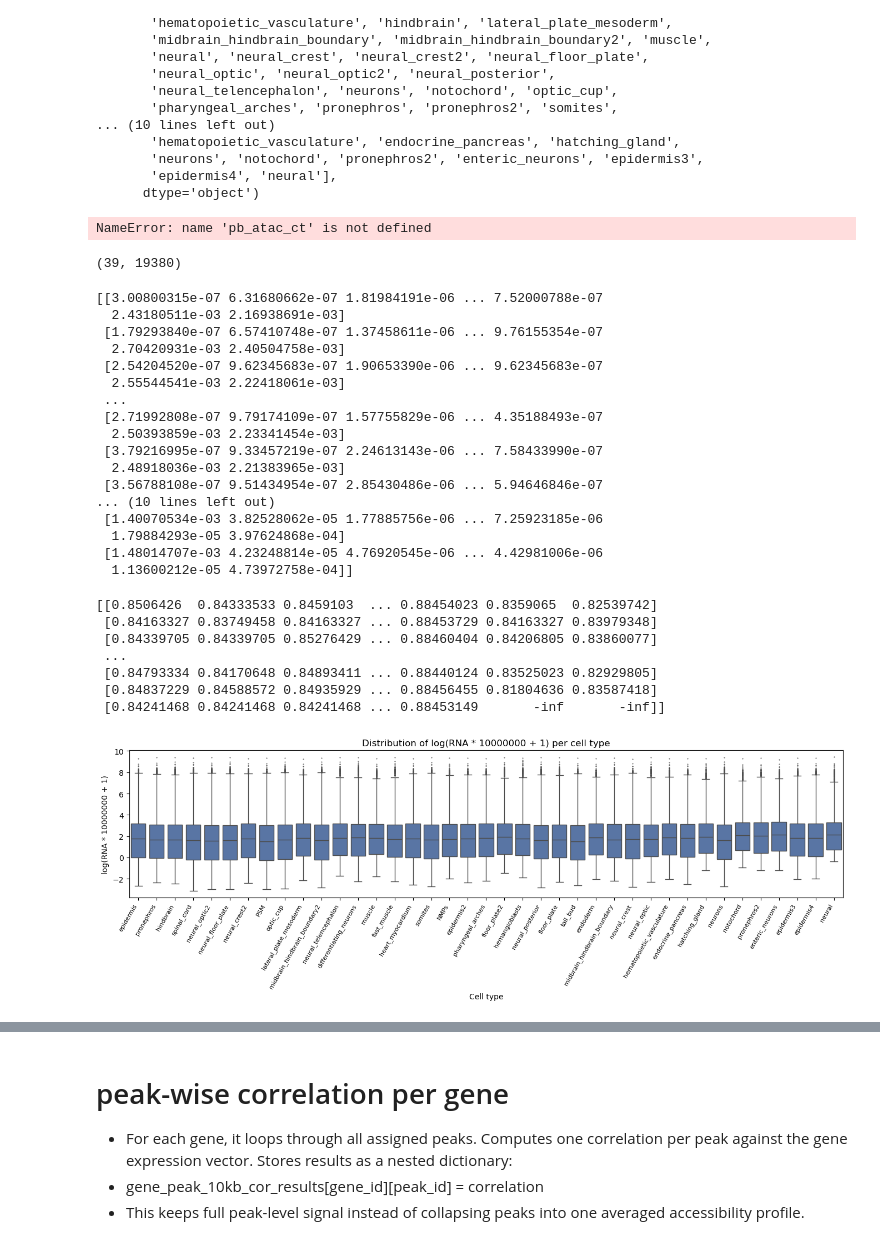
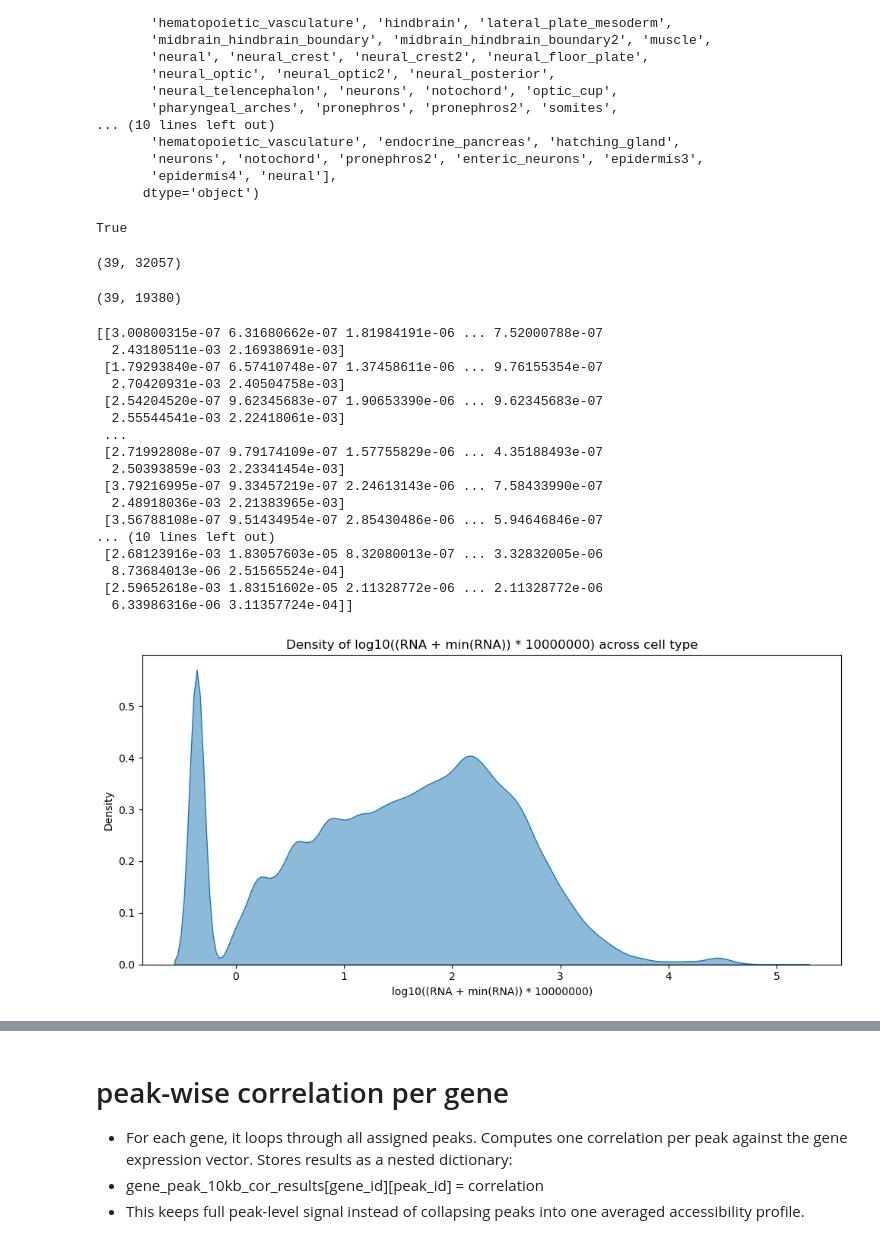
Before and after one commit to smin07/BA, a Jupyter notebook: BA_data/Rmd_n_notebook/RNA_ATAC_correlation_ct.ipynb, the cells around one changed output, grey strips where cells are left out. Cells and saved outputs as stored; diff of their text form; code cells hidden in the pictures.

Commit message:
correlation computed with right scaling & log10()

```diff
--- a/BA_data/Rmd_n_notebook/RNA_ATAC_correlation_ct.ipynb
+++ b/BA_data/Rmd_n_notebook/RNA_ATAC_correlation_ct.ipynb
@@ -10,6 +10,7 @@ gene_peaks_10kb = pd.read_csv("/home/fgsasse_lrs_1/Downloads/BA/BA_data/Rmd_n_no
 gene_peaks_20kb = pd.read_csv("/home/fgsasse_lrs_1/Downloads/BA/BA_data/Rmd_n_notebook/gene_peak_assignments_20kb.csv")
 gene_peaks_50kb = pd.read_csv("/home/fgsasse_lrs_1/Downloads/BA/BA_data/Rmd_n_notebook/gene_peak_assignments_50kb.csv")
 gene_peaks_100kb = pd.read_csv("/home/fgsasse_lrs_1/Downloads/BA/BA_data/Rmd_n_notebook/gene_peak_assignments_100kb.csv")
+pb_atac_ct = anndata.read_h5ad("/home/fgsasse_lrs_1/Downloads/BA/BA_data/Pseudobulks/ATAC/celltypes/agg_atac_ct.h5ad")
 # %%
 gene_peaks_10kb.head()
 # %% [output]
@@ -46,14 +47,14 @@ Index(['NMPs', 'PSM', 'differentiating_neurons', 'endocrine_pancreas',
       dtype='object')
 # %%
 #Reindex the dataframes to ensure they are in the same order
-
 pb_atac_ct = pb_atac_ct[pb_rna_ct.obs_names, :]
 pb_rna_ct = pb_rna_ct[pb_atac_ct.obs_names, :]
 print(pb_atac_ct.obs_names.equals(pb_rna_ct.obs_names))  # Should return True
 
 pb_rna_ct.shape
 # %% [output]
-NameError: name 'pb_atac_ct' is not defined
+True
+(39, 32057)
 # %%
 #Substract the genes that are present in the gene_peaks_10kb dataframe from the pb_rna_ct dataframe, to only keep the genes that have peaks assigned to them
 genes_with_peaks_10kb = gene_peaks_10kb["gene_id"].tolist()
@@ -79,50 +79,37 @@ print(pb_rna_ct.X)
   2.48918036e-03 2.21383965e-03]
  [3.56788108e-07 9.51434954e-07 2.85430486e-06 ... 5.94646846e-07
 ... (10 lines left out)
- [1.40070534e-03 3.82528062e-05 1.77885756e-06 ... 7.25923185e-06
-  1.79884293e-05 3.97624868e-04]
- [1.48014707e-03 4.23248814e-05 4.76920545e-06 ... 4.42981006e-06
-  1.13600212e-05 4.73972758e-04]]
+ [2.68123916e-03 1.83057603e-05 8.32080013e-07 ... 3.32832005e-06
+  8.73684013e-06 2.51565524e-04]
+ [2.59652618e-03 1.83151602e-05 2.11328772e-06 ... 2.11328772e-06
+  6.33986316e-06 3.11357724e-04]]
-# %%
-#log transformation (for norm. distribution) & scaling 10000000+1
-#log scaling both datasets by multiplying by 10 million and adding 1 to avoid log(0) issues, then taking log10
-import numpy as np
-pb_atac_ct.X = np.log10(pb_atac_ct.X * 10000000 + 1)
-pb_rna_ct.X = np.log10(pb_rna_ct.X * 10000000 + 1)
-print(pb_atac_ct.X)
-print(pb_rna_ct.X)
-# %% [output]
-[[0.8506426  0.84333533 0.8459103  ... 0.88454023 0.8359065  0.82539742]
- [0.84163327 0.83749458 0.84163327 ... 0.88453729 0.84163327 0.83979348]
- [0.84339705 0.84339705 0.85276429 ... 0.88460404 0.84206805 0.83860077]
- ...
- [0.84793334 0.84170648 0.84893411 ... 0.88440124 0.83525023 0.82929805]
- [0.84837229 0.84588572 0.84935929 ... 0.88456455 0.81804636 0.83587418]
- [0.84241468 0.84241468 0.84241468 ... 0.88453149       -inf       -inf]]
+# %%
+#taking the minimum non-zero value in the pb_rna_ct matrix to add it to all values before log transformation to avoid taking log of zero
+import numpy as np
+non_zero_mask = (pb_rna_ct.X > 0)
+epsilon_rna = np.min(pb_rna_ct.X[non_zero_mask])
 # %%
-#Plotting the distribution of the value of the peaks across all cell types in a boxplot
+#Plotting the distribution of the value of the genes across all cell types in a boxplot for RNA data
 import seaborn as sns
 import matplotlib.pyplot as plt
 import numpy as np
 
-P_rna_scaled = np.log(pb_rna_ct.X*1000000)
+P_rna_scaled = np.log10((pb_rna_ct.X+ epsilon_rna)*10000000)
 
 # RNA counts x samples
 P_rna_scaled = P_rna_scaled.T.astype(float)
 
 # convert to long format for seaborn
 P_rna_scaled_plot = pd.DataFrame(P_rna_scaled, columns=pb_rna_ct.obs_names).melt(
 	var_name="celltype",
 	value_name="log_cpm"
 )
-
-plt.figure(figsize=(max(10, len(pb_rna_ct.obs_names) * 0.35), 5))
-sns.boxplot(data=P_rna_scaled_plot, x="celltype", y="log_cpm", color="#4C72B0", fliersize=0.5)
-plt.xticks(rotation=60, ha="right", fontsize=8)
-plt.xlabel("Cell type")
-plt.ylabel("log(RNA * 10000000 + 1)")
-plt.title("Distribution of log(RNA * 10000000 + 1) per cell type")
+#Plotting the distribution of values of the genes across all cell types in a density plot for RNA data
+plt.figure(figsize=(10, 5))
+sns.kdeplot(data=P_rna_scaled_plot, x="log_cpm", common_norm=False, fill=True, alpha=0.5)
+plt.xlabel("log10((RNA + min(RNA)) * 10000000)")
+plt.title("Density of log10((RNA + min(RNA)) * 10000000) across cell type")
 plt.tight_layout()
 plt.show()
 # %% [output]
-[figure, old version]
+[figure, new version]
```
Also changed, not shown: parts of 19 cells of this notebook, 18 other files.
